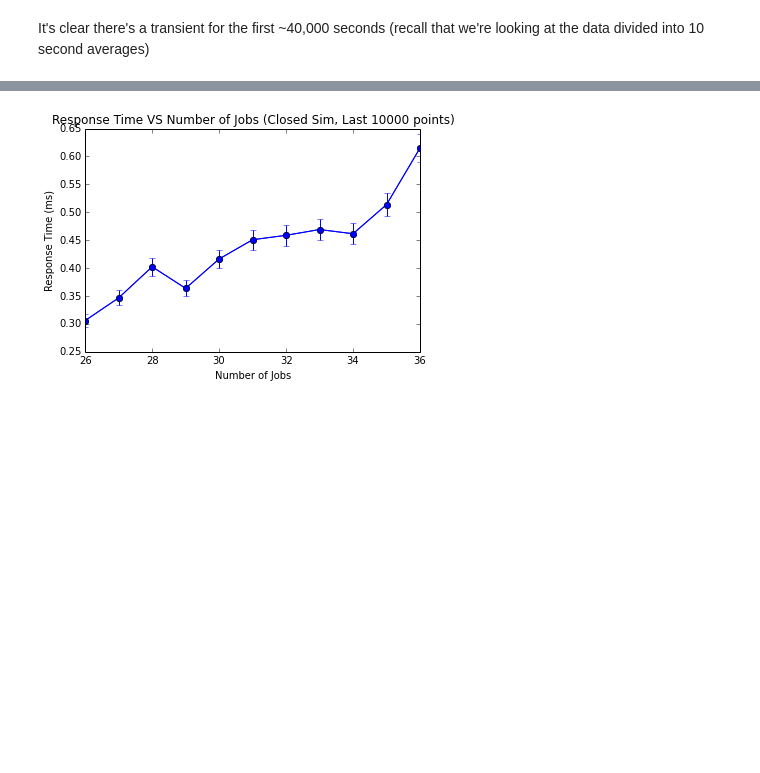
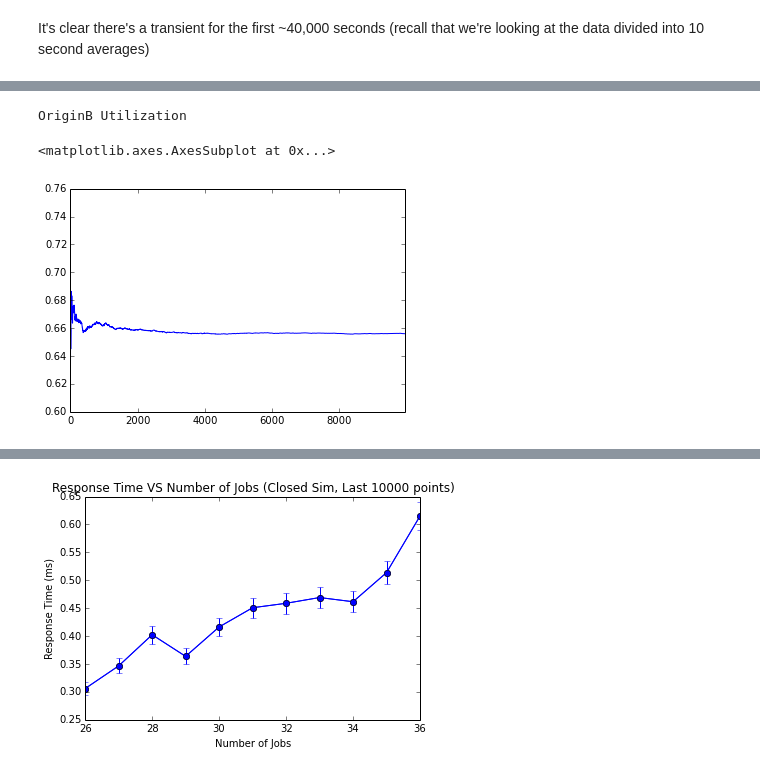
Before and after one commit to AaronTHolt/CompPerf, a Jupyter notebook: HW7/Simulation Plots.ipynb, the cells around one changed output, grey strips where cells are left out. Drawn from its saved outputs; the diff is of its cells as text; code cells hidden in the pictures; blank space fills up the shorter version.

```diff
--- a/HW7/Simulation Plots.ipynb
+++ b/HW7/Simulation Plots.ipynb
@@ -43 +59,8 @@ It's clear there's a transient for the first ~40,000 seconds (recall that we're
+# %%
+print("OriginB Utilization")
+closed['originB'].plot()
+# %% [output]
+OriginB Utilization
+<matplotlib.axes.AxesSubplot at 0x...>
+[figure, added]
 # %%
```
Also changed, not shown: parts of 9 cells of this notebook.
